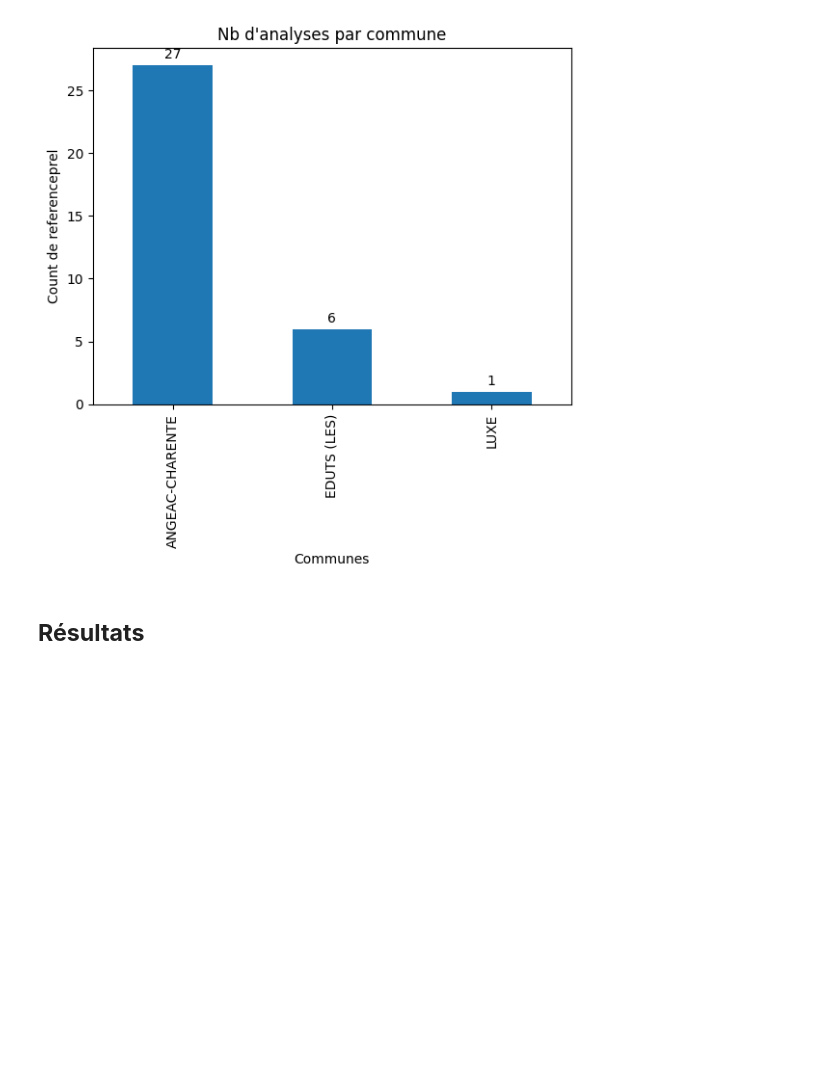
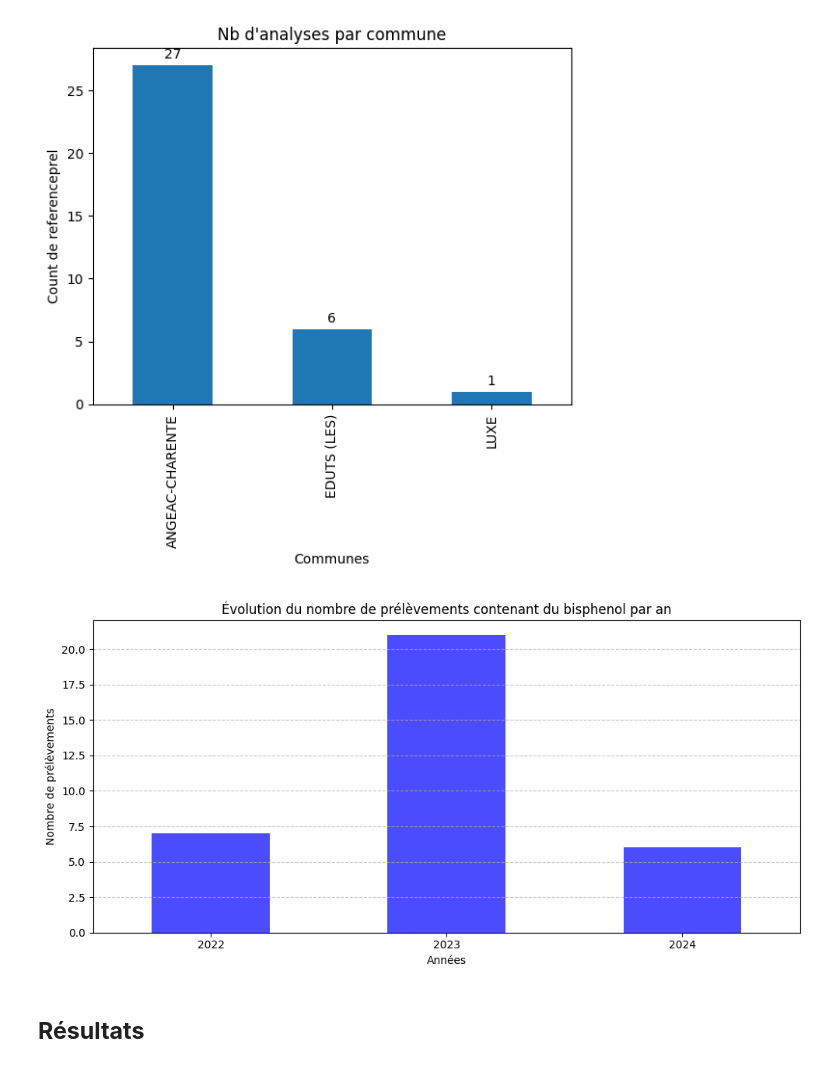
Before and after one commit to dataforgoodfr/13_pollution_eau, a Jupyter notebook: analytics/notebooks/Galaad_et_Zakarie-Explo_Bisphenol.ipynb, the cells around one changed output. Cells and saved outputs as stored; diff of their text form; code cells hidden in the pictures; blank space fills up the shorter version.

```diff
--- a/analytics/notebooks/Galaad_et_Zakarie-Explo_Bisphenol.ipynb
+++ b/analytics/notebooks/Galaad_et_Zakarie-Explo_Bisphenol.ipynb
@@ -139,3 +127,24 @@ plt.show()
+# %%
+# conversion to datetime
+bisphenol_df["dateprel"] = pd.to_datetime(bisphenol_df["dateprel"])
+bisphenol_df["annee"] = bisphenol_df["dateprel"].dt.year
+
+# count of results
+counts_df = bisphenol_df.groupby("annee")["referenceprel"].count()
+
+# graph creation
+plt.figure(figsize=(10, 5))
+ax = counts_df.plot(kind="bar", color="b", alpha=0.7)
+plt.xlabel("Années")
+plt.ylabel("Nombre de prélèvements")
+plt.title("Évolution du nombre de prélèvements contenant du bisphenol par an")
+plt.xticks(rotation=0, fontsize=10)
+plt.yticks(fontsize=10)
+plt.grid(axis="y", linestyle="--", alpha=0.7)
+plt.tight_layout()
+plt.show()
+# %% [output]
+[figure, added]
 # %% [markdown]
 ## **Résultats**
 # %% [markdown]
```
Also changed, not shown: parts of 4 cells of this notebook.
